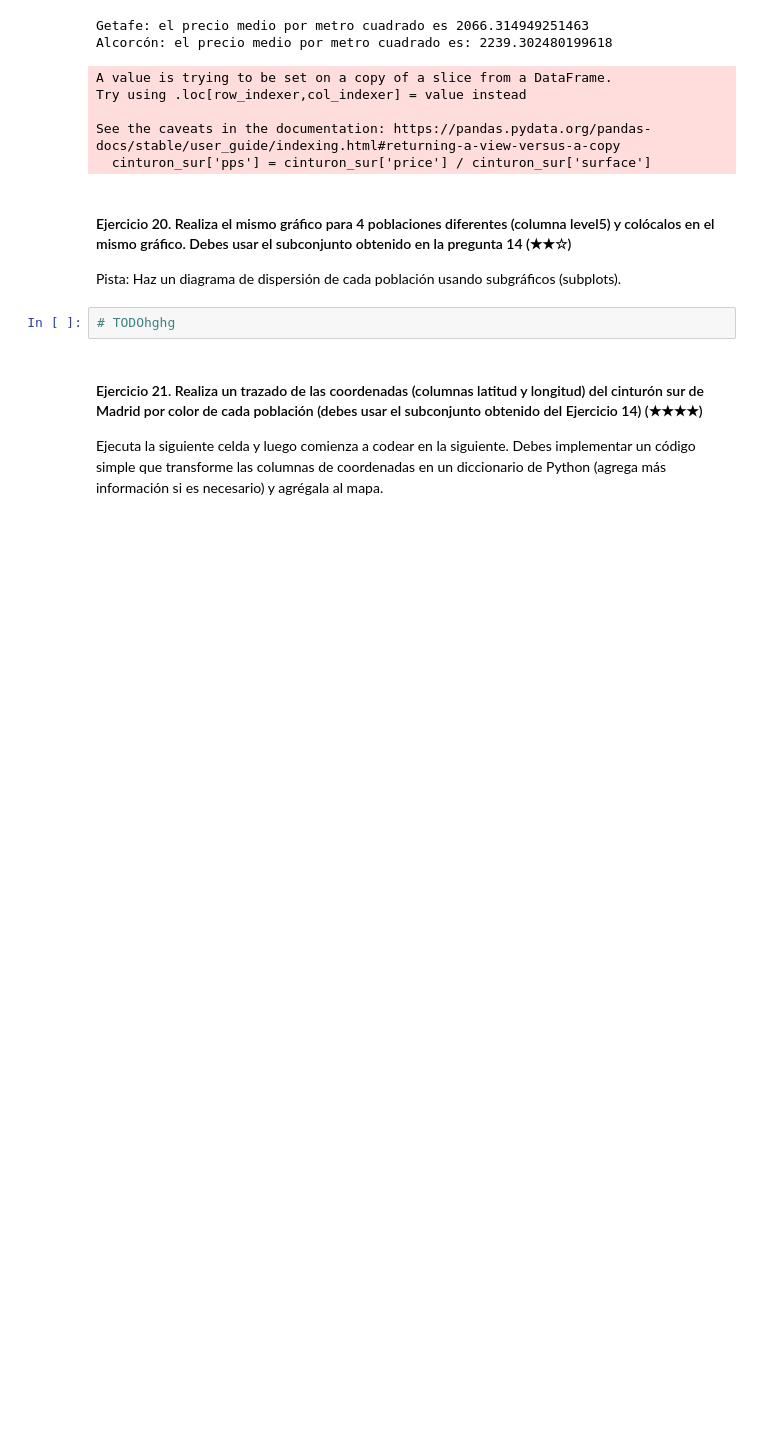
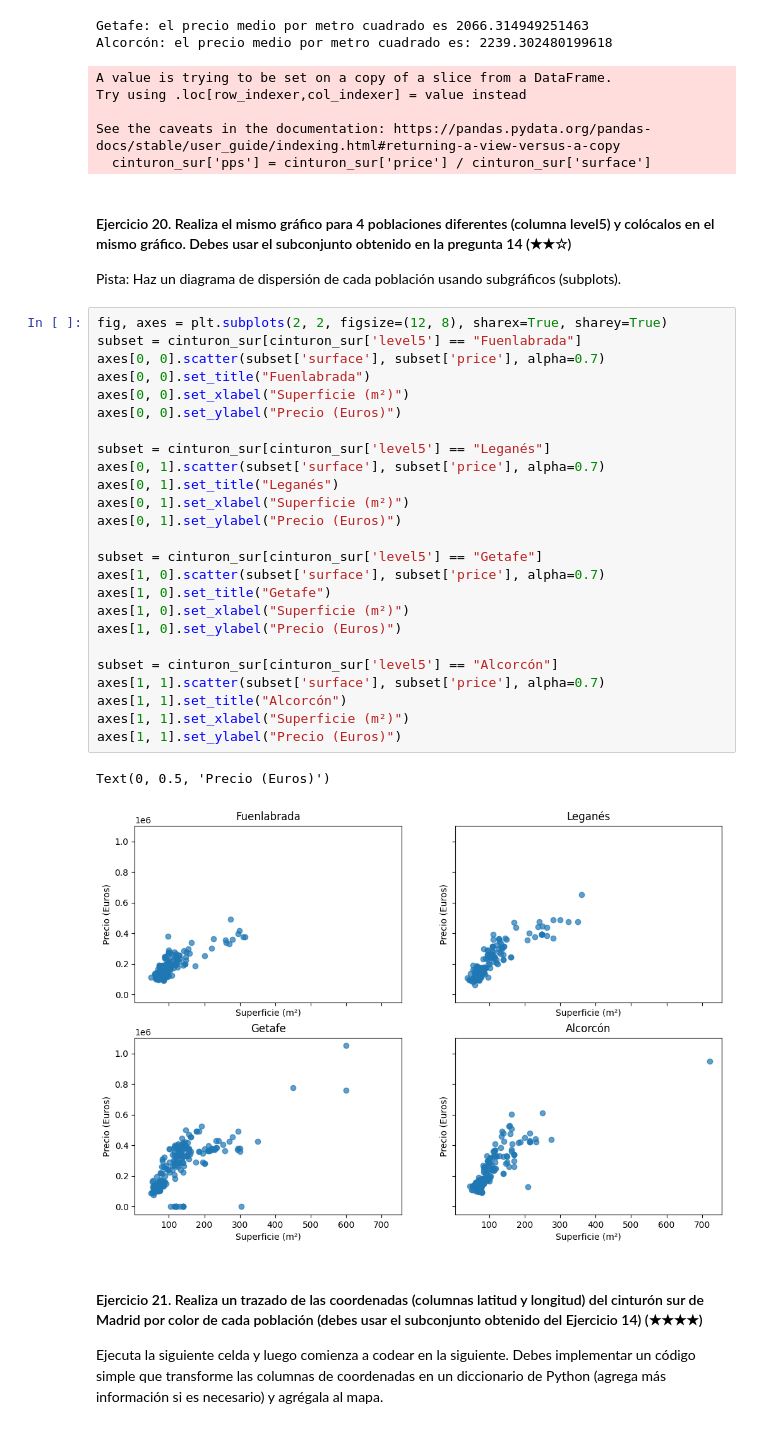
Before and after one commit to Hiimsuso/realestate-datacleanup-exercise, a Jupyter notebook: project.es.ipynb, the cells around one changed output. Saved outputs shown, nothing was run; the diff lists cells and outputs as text; blank space fills up the shorter version.

```diff
--- a/project.es.ipynb
+++ b/project.es.ipynb
@@ -413,7 +413,33 @@ See the caveats in the documentation: https://pandas.pydata.org/pandas-docs/stab
 #### Ejercicio 20. Realiza el mismo gráfico para 4 poblaciones diferentes (columna level5) y colócalos en el mismo gráfico. Debes usar el subconjunto obtenido en la pregunta 14 (★★☆)
 Pista: Haz un diagrama de dispersión de cada población usando subgráficos (subplots).
 # %%
-# TODOhghg
+fig, axes = plt.subplots(2, 2, figsize=(12, 8), sharex=True, sharey=True)
+subset = cinturon_sur[cinturon_sur['level5'] == "Fuenlabrada"]
+axes[0, 0].scatter(subset['surface'], subset['price'], alpha=0.7)
+axes[0, 0].set_title("Fuenlabrada")
+axes[0, 0].set_xlabel("Superficie (m²)")
+axes[0, 0].set_ylabel("Precio (Euros)")
+
+subset = cinturon_sur[cinturon_sur['level5'] == "Leganés"]
+axes[0, 1].scatter(subset['surface'], subset['price'], alpha=0.7)
+axes[0, 1].set_title("Leganés")
+axes[0, 1].set_xlabel("Superficie (m²)")
+axes[0, 1].set_ylabel("Precio (Euros)")
+
+subset = cinturon_sur[cinturon_sur['level5'] == "Getafe"]
+axes[1, 0].scatter(subset['surface'], subset['price'], alpha=0.7)
+axes[1, 0].set_title("Getafe")
+axes[1, 0].set_xlabel("Superficie (m²)")
+axes[1, 0].set_ylabel("Precio (Euros)")
+
+subset = cinturon_sur[cinturon_sur['level5'] == "Alcorcón"]
+axes[1, 1].scatter(subset['surface'], subset['price'], alpha=0.7)
+axes[1, 1].set_title("Alcorcón")
+axes[1, 1].set_xlabel("Superficie (m²)")
+axes[1, 1].set_ylabel("Precio (Euros)")
+# %% [output]
+Text(0, 0.5, 'Precio (Euros)')
+[figure, added]
 # %% [markdown]
 #### Ejercicio 21. Realiza un trazado de las coordenadas (columnas latitud y longitud) del cinturón sur de Madrid por color de cada población (debes usar el subconjunto obtenido del Ejercicio 14) (★★★★)
 
```
Also changed, not shown: parts of 2 cells of this notebook.
